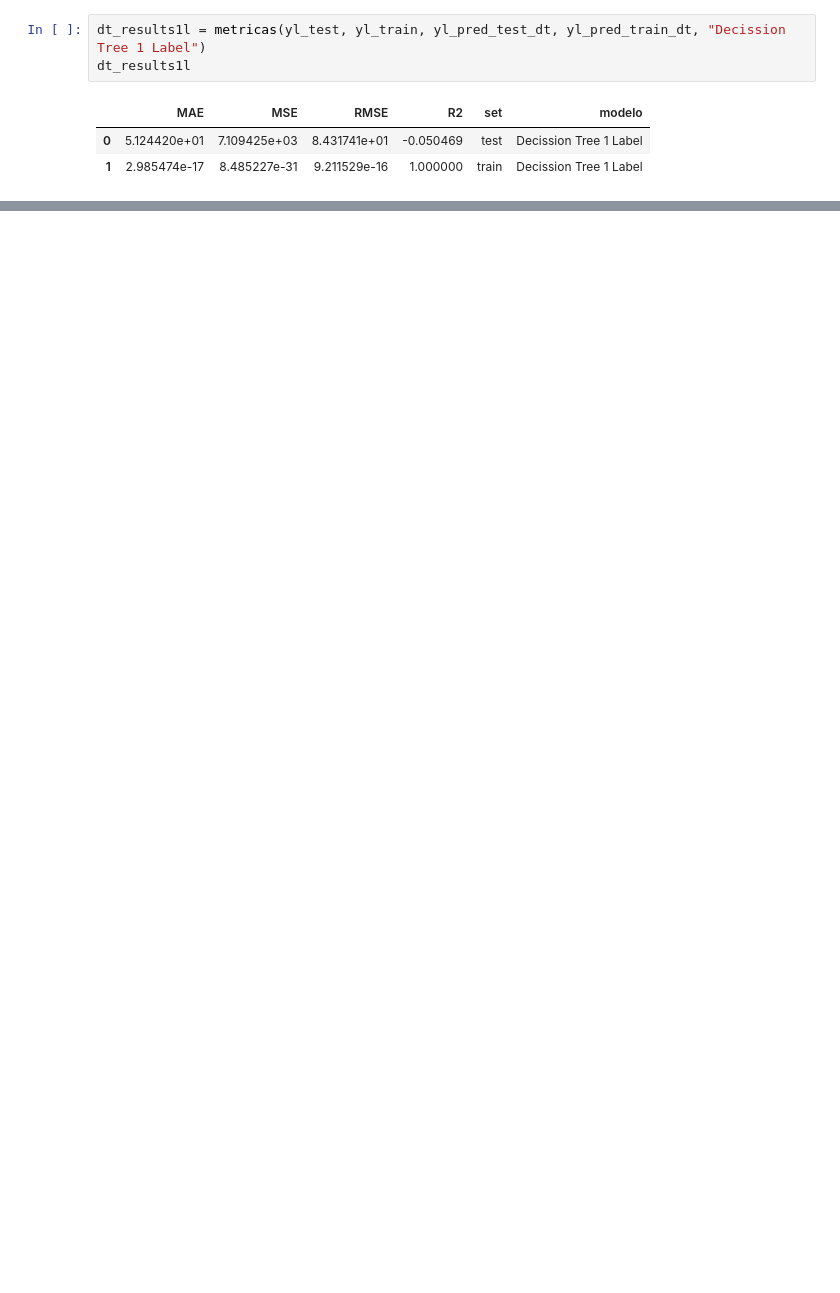
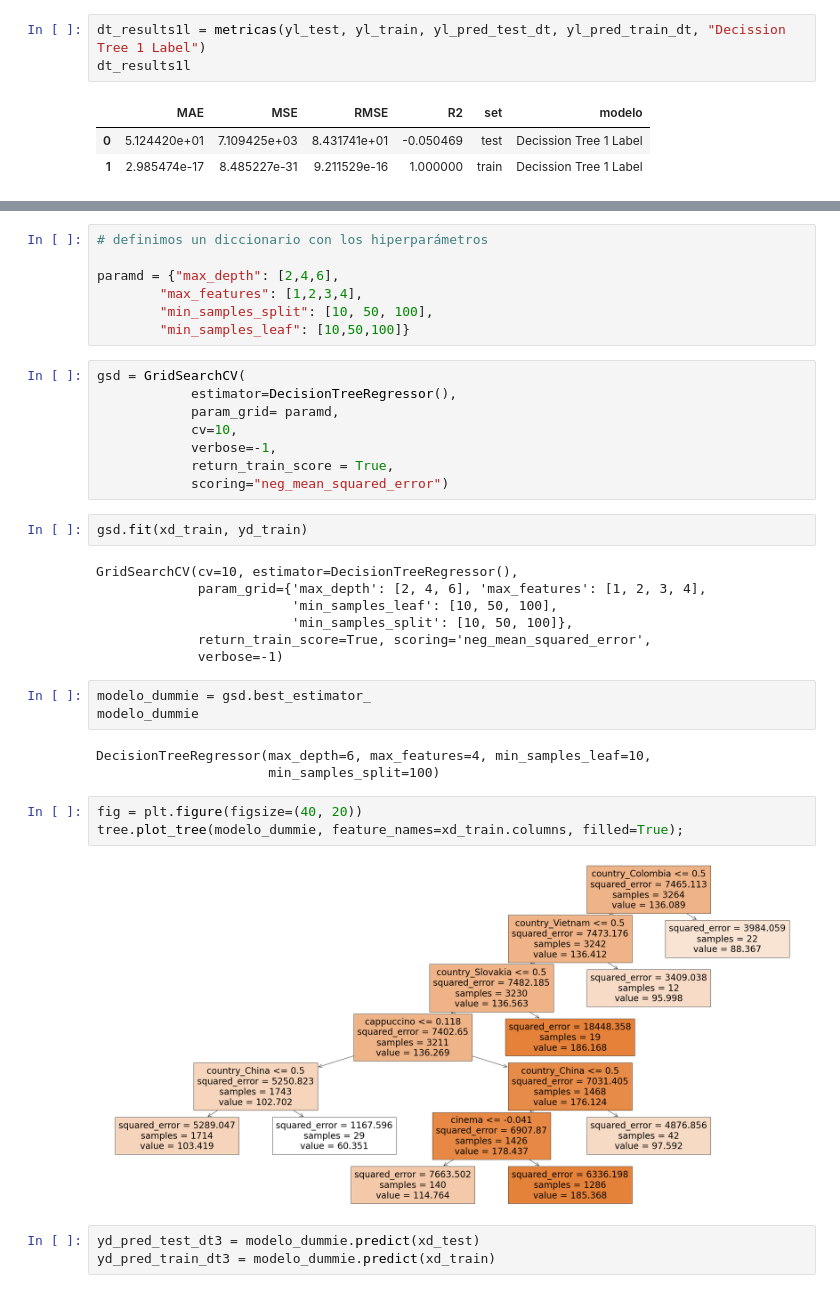
Before and after one commit to Adalab/promo-d-da-modulo1-sprint2-Paloma_Paula_Iris, a Jupyter notebook: regresion_lineal/10_decision_tree.ipynb, the cells around one changed output, grey strips where cells are left out. Saved outputs shown, nothing was run; the diff lists cells and outputs as text; blank space fills up the shorter version.

```diff
--- a/regresion_lineal/10_decision_tree.ipynb
+++ b/regresion_lineal/10_decision_tree.ipynb
@@ -96,0 +141,38 @@ dt_results1l
+# %%
+# definimos un diccionario con los hiperparámetros
+
+paramd = {"max_depth": [2,4,6],
+        "max_features": [1,2,3,4],
+        "min_samples_split": [10, 50, 100],
+        "min_samples_leaf": [10,50,100]}
+# %%
+gsd = GridSearchCV(
+            estimator=DecisionTreeRegressor(),
+            param_grid= paramd,
+            cv=10,
+            verbose=-1,
+            return_train_score = True,
+            scoring="neg_mean_squared_error")
+# %%
+gsd.fit(xd_train, yd_train)
+# %% [output]
+GridSearchCV(cv=10, estimator=DecisionTreeRegressor(),
+             param_grid={'max_depth': [2, 4, 6], 'max_features': [1, 2, 3, 4],
+                         'min_samples_leaf': [10, 50, 100],
+                         'min_samples_split': [10, 50, 100]},
+             return_train_score=True, scoring='neg_mean_squared_error',
+             verbose=-1)
+# %%
+modelo_dummie = gsd.best_estimator_
+modelo_dummie
+# %% [output]
+DecisionTreeRegressor(max_depth=6, max_features=4, min_samples_leaf=10,
+                      min_samples_split=100)
+# %%
+fig = plt.figure(figsize=(40, 20))
+tree.plot_tree(modelo_dummie, feature_names=xd_train.columns, filled=True);
+# %% [output]
+[figure, added]
+# %%
+yd_pred_test_dt3 = modelo_dummie.predict(xd_test)
+yd_pred_train_dt3 = modelo_dummie.predict(xd_train)
```
Also changed, not shown: parts of 17 cells of this notebook, 3 other files.
